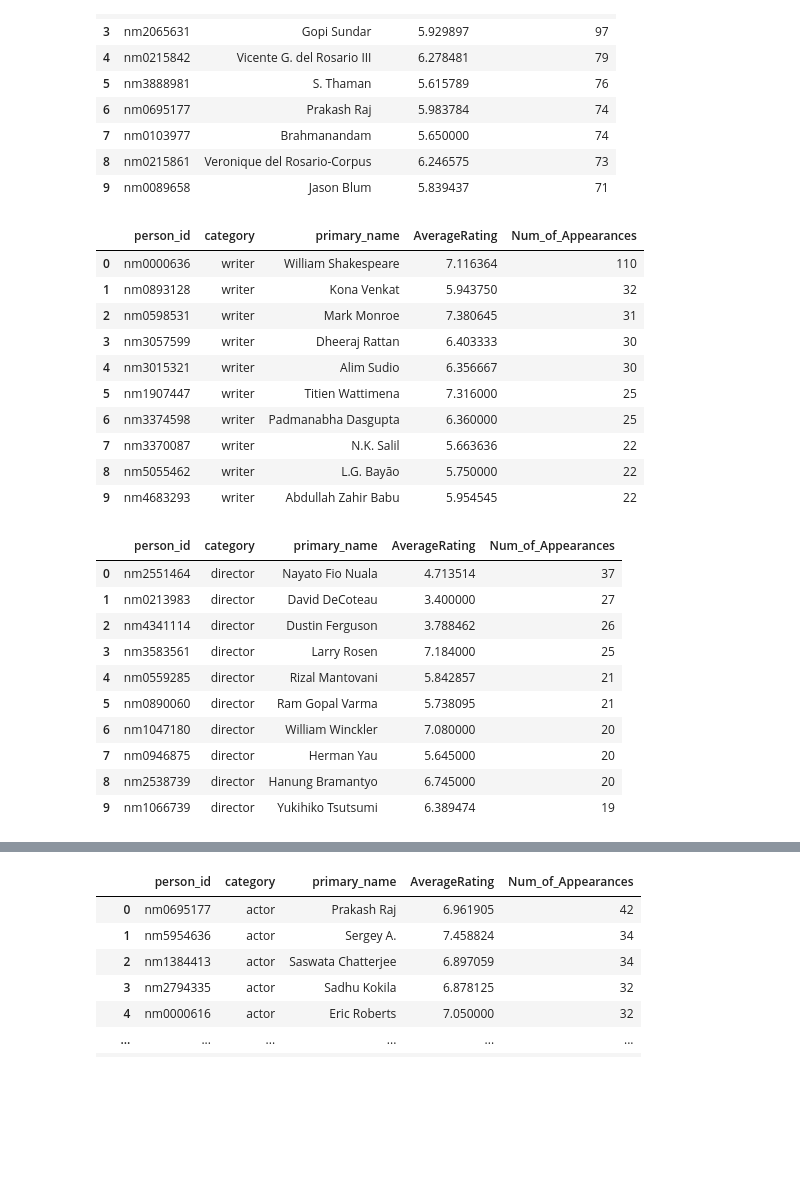
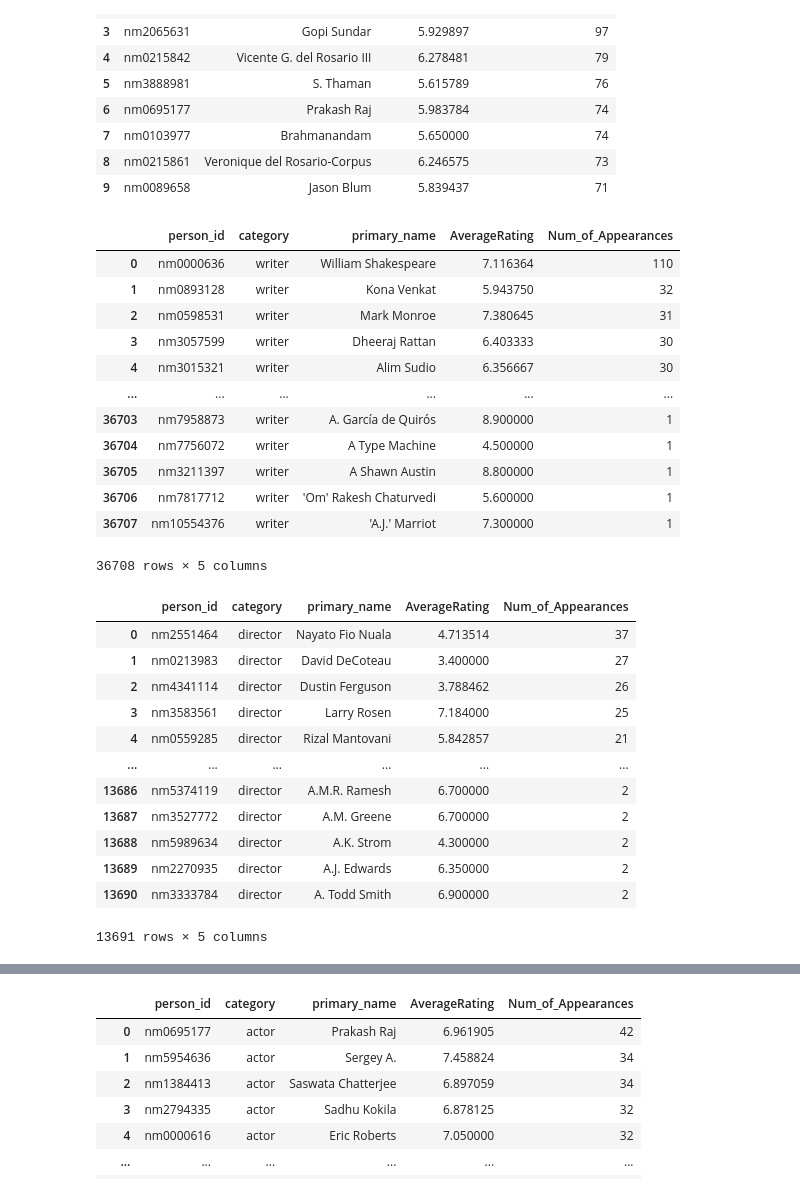
Before and after one commit to mfFrida/Capstone-Project-Semester-1, a Jupyter notebook: student.ipynb, the cells around one changed output, grey strips where cells are left out. Drawn from its saved outputs; the diff is of its cells as text; code cells hidden in the pictures; blank space fills up the shorter version.

```diff
--- a/student.ipynb
+++ b/student.ipynb
@@ -373,39 +380,41 @@ pd.read_sql(q, conn)
 q = """
 SELECT
     pe.person_id
     ,pr.category
     ,pe.primary_name
     ,AVG(mr.averagerating) AS AverageRating
     ,COUNT(mb.primary_title) AS Num_of_Appearances
 FROM
     persons AS pe
     JOIN principals AS pr
         USING(person_id)
     JOIN movie_basics AS mb
         USING(movie_id)
     JOIN movie_ratings as mr
         USING(movie_id)
 WHERE
     pr.category = 'writer'
+
 GROUP BY
     pe.primary_name
 ORDER BY
     Num_of_Appearances DESC
-LIMIT 10
 ;"""
 pd.read_sql(q, conn)
 # %% [output]
 |  | person_id | category | primary_name | AverageRating | Num_of_Appearances |
 | 0 | nm0000636 | writer | William Shakespeare | 7.116364 | 110 |
 | 1 | nm0893128 | writer | Kona Venkat | 5.943750 | 32 |
 | 2 | nm0598531 | writer | Mark Monroe | 7.380645 | 31 |
 | 3 | nm3057599 | writer | Dheeraj Rattan | 6.403333 | 30 |
 | 4 | nm3015321 | writer | Alim Sudio | 6.356667 | 30 |
-| 5 | nm1907447 | writer | Titien Wattimena | 7.316000 | 25 |
-| 6 | nm3374598 | writer | Padmanabha Dasgupta | 6.360000 | 25 |
-| 7 | nm3370087 | writer | N.K. Salil | 5.663636 | 22 |
-| 8 | nm5055462 | writer | L.G. Bayão | 5.750000 | 22 |
-| 9 | nm4683293 | writer | Abdullah Zahir Babu | 5.954545 | 22 |
+| ... | ... | ... | ... | ... | ... |
+| 36703 | nm7958873 | writer | A. García de Quirós | 8.900000 | 1 |
+| 36704 | nm7756072 | writer | A Type Machine | 4.500000 | 1 |
+| 36705 | nm3211397 | writer | A Shawn Austin | 8.800000 | 1 |
+| 36706 | nm7817712 | writer | 'Om' Rakesh Chaturvedi | 5.600000 | 1 |
+| 36707 | nm10554376 | writer | 'A.J.' Marriot | 7.300000 | 1 |
+36708 rows × 5 columns
 # %%
 # finding the average ratings per film and num of appearances for directors
 q = """
@@ -425,11 +434,13 @@ FROM
         USING(movie_id)
 WHERE
     pr.category = 'director'
+
 GROUP BY
     pe.primary_name
+HAVING
+    CAST(Num_of_Appearances AS int) > 1
 ORDER BY
     Num_of_Appearances DESC
-LIMIT 10
 ;"""
 pd.read_sql(q, conn)
 # %% [output]
@@ -439,8 +450,10 @@ pd.read_sql(q, conn)
 | 2 | nm4341114 | director | Dustin Ferguson | 3.788462 | 26 |
 | 3 | nm3583561 | director | Larry Rosen | 7.184000 | 25 |
 | 4 | nm0559285 | director | Rizal Mantovani | 5.842857 | 21 |
-| 5 | nm0890060 | director | Ram Gopal Varma | 5.738095 | 21 |
-| 6 | nm1047180 | director | William Winckler | 7.080000 | 20 |
-| 7 | nm0946875 | director | Herman Yau | 5.645000 | 20 |
-| 8 | nm2538739 | director | Hanung Bramantyo | 6.745000 | 20 |
-| 9 | nm1066739 | director | Yukihiko Tsutsumi | 6.389474 | 19 |
+| ... | ... | ... | ... | ... | ... |
+| 13686 | nm5374119 | director | A.M.R. Ramesh | 6.700000 | 2 |
+| 13687 | nm3527772 | director | A.M. Greene | 6.700000 | 2 |
+| 13688 | nm5989634 | director | A.K. Strom | 4.300000 | 2 |
+| 13689 | nm2270935 | director | A.J. Edwards | 6.350000 | 2 |
+| 13690 | nm3333784 | director | A. Todd Smith | 6.900000 | 2 |
+13691 rows × 5 columns
```
Also changed, not shown: parts of 18 cells of this notebook.
